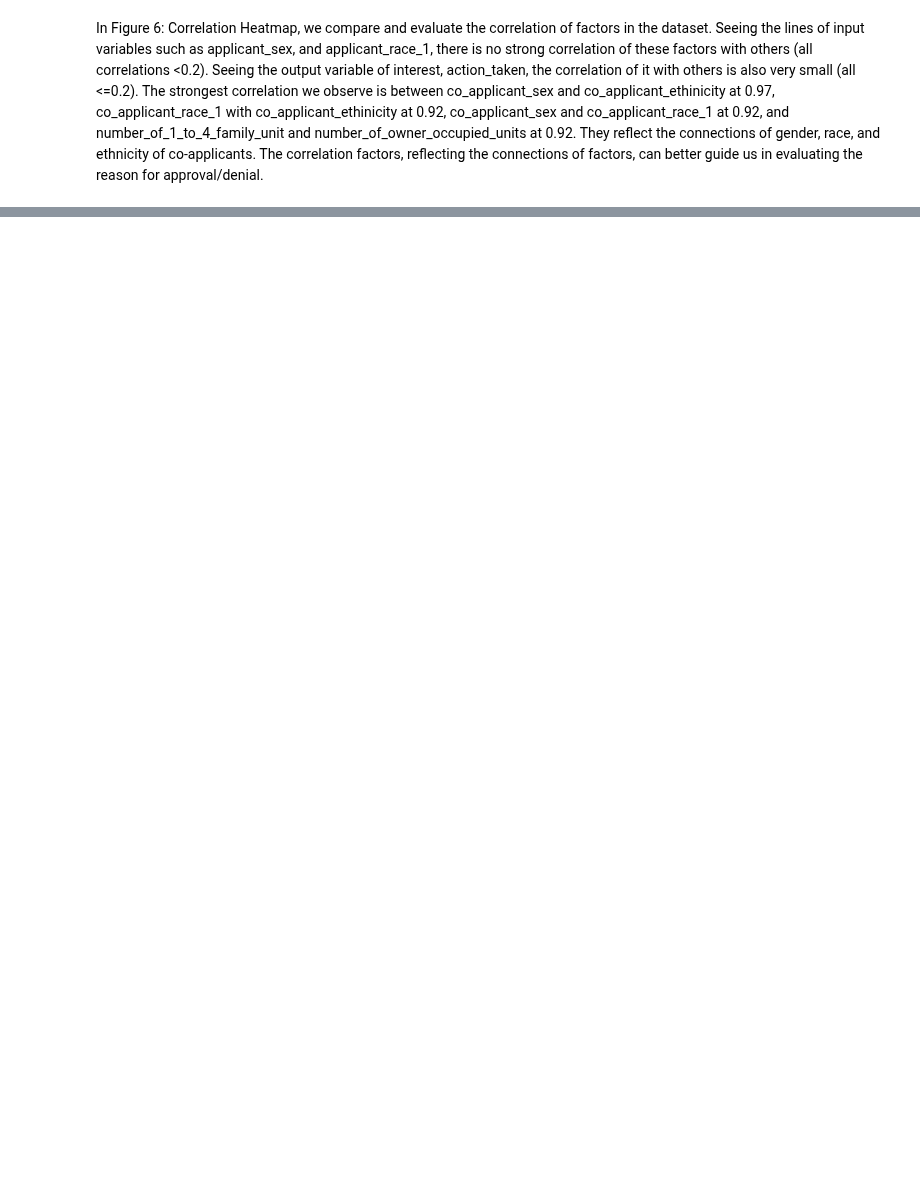
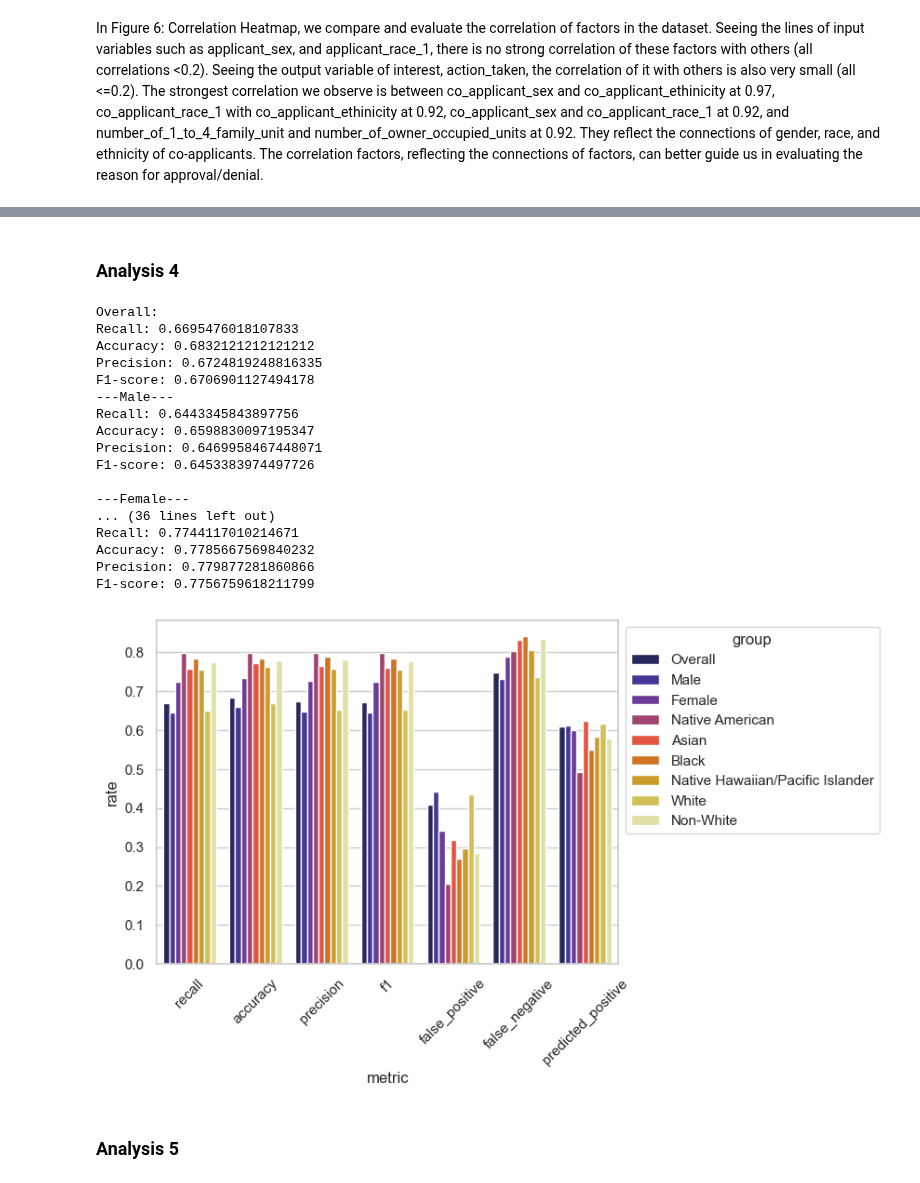
Before and after one commit to AtulyaL/INFO4390_Project, a Jupyter notebook: Phase 5.ipynb, the cells around one changed output, grey strips where cells are left out. Cells and saved outputs as stored; diff of their text form; code cells hidden in the pictures; blank space fills up the shorter version.

```diff
--- a/Phase 5.ipynb
+++ b/Phase 5.ipynb
@@ -204,0 +259,14 @@ In Figure 6: Correlation Heatmap, we compare and evaluate the correlation of fac
+# %%
+def get_subgroups(df):
+  # Define subgroups based on encoded categorical variables
+  subgroups = {
+        'Male': df['applicant_sex_Male'] == 1,
+        'Female': df['applicant_sex_Female'] == 1,
+        'Native American': df['applicant_race_1_Native American'] == 1,
+        'Asian': df['applicant_race_1_Asian'] == 1,
+        'Black': df['applicant_race_1_Black'] == 1,
+        'Native Hawaiian/Pacific Islander': df['applicant_race_1_Native Hawaiian/Pacific Islander'] == 1,
+        'White': df['applicant_race_1_White'] == 1,
+        'Non-White': (df[['applicant_race_1_Native American', 'applicant_race_1_Asian', 'applicant_race_1_Black', 'applicant_race_1_Native Hawaiian/Pacific Islander']].sum(axis=1) > 0)
+    }
+  return subgroups
@@ -204,0 +475,2 @@ In Figure 6: Correlation Heatmap, we compare and evaluate the correlation of fac
+# %% [markdown]
+### Analysis 4
@@ -204,0 +516,37 @@ In Figure 6: Correlation Heatmap, we compare and evaluate the correlation of fac
+# %%
+from sklearn.neighbors import KNeighborsClassifier
+
+# Split Data
+X_train_b, _, y_train_b, _ = train_test_split(Xs_b, Ys_b, test_size=0.33)
+
+# Train Model
+neigh_b = KNeighborsClassifier(n_neighbors=3)
+neigh_b.fit(X_train_b[feats], y_train_b)
+
+# Predictions
+y_result_neigh_b = neigh_b.predict(X_test[feats].values)
+# %%
+# Reports
+knn_b_metrics = accuracy_report(y_result_neigh_b, y_test, X_test)
+plot_fairness(knn_b_metrics)
+# %% [output]
+Overall:
+Recall: 0.6695476018107833
+Accuracy: 0.6832121212121212
+Precision: 0.6724819248816335
+F1-score: 0.6706901127494178
+---Male---
+Recall: 0.6443345843897756
+Accuracy: 0.6598830097195347
+Precision: 0.6469958467448071
+F1-score: 0.6453383974497726
+
+---Female---
+... (36 lines left out)
+Recall: 0.7744117010214671
+Accuracy: 0.7785667569840232
+Precision: 0.779877281860866
+F1-score: 0.7756759618211799
+[figure, added]
+# %% [markdown]
+### Analysis 5
```
Also changed, not shown: parts of 20 cells of this notebook, 4 other files.
